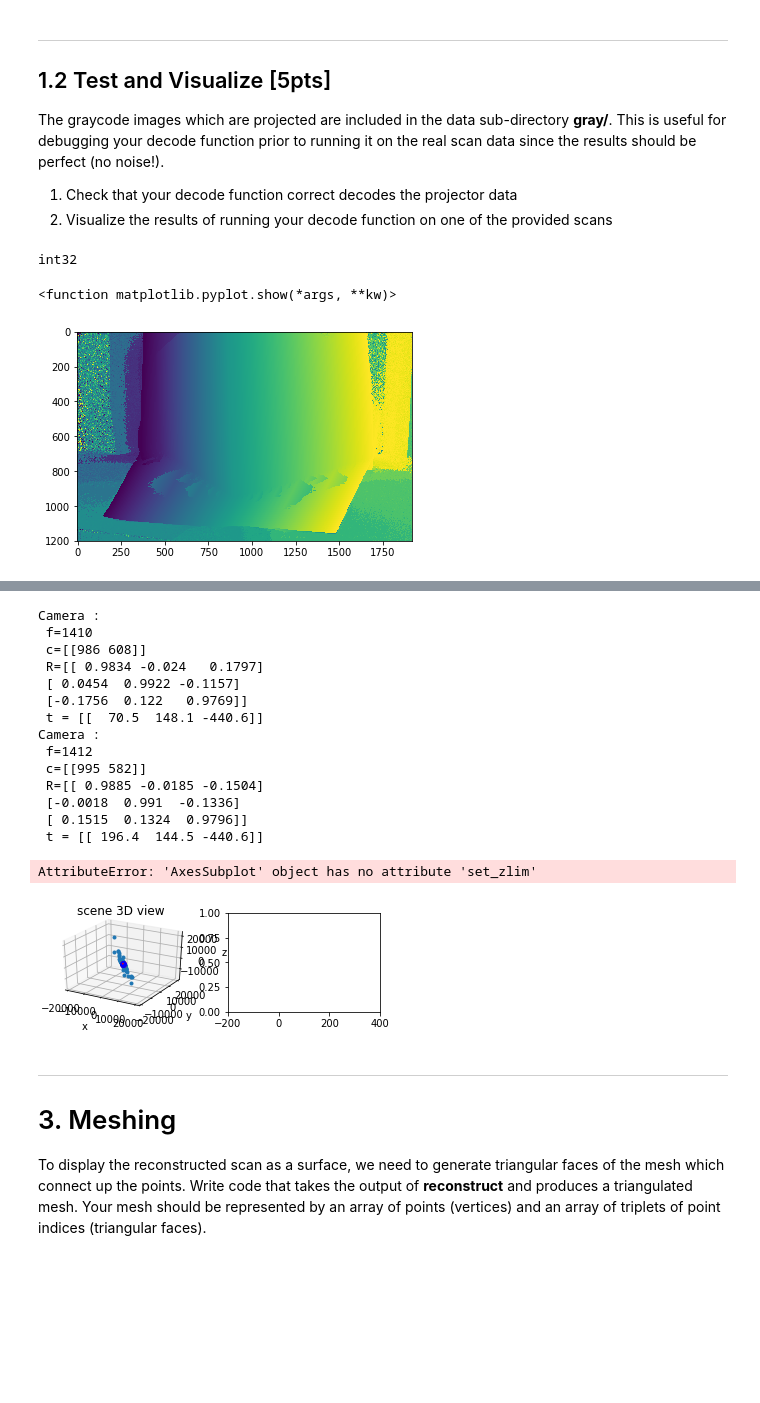
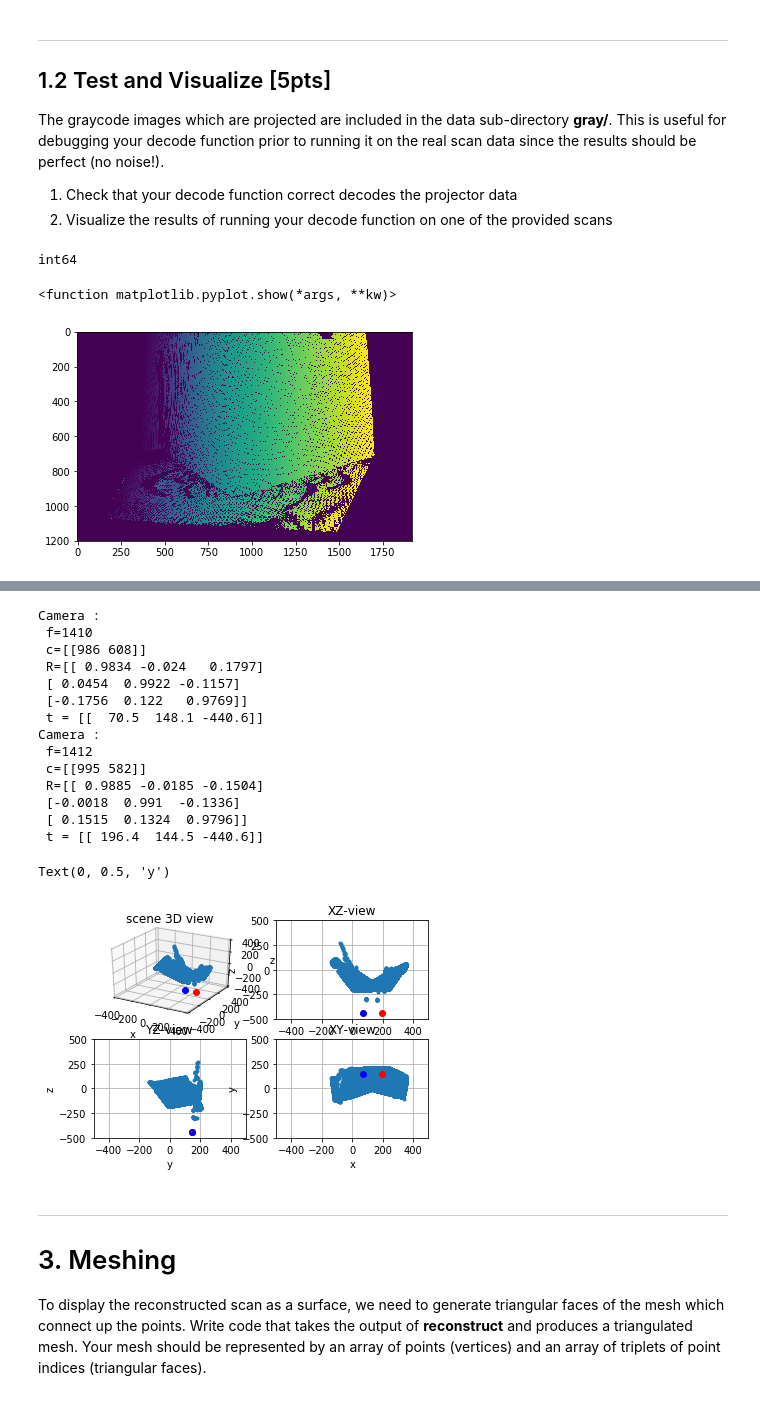
Before and after one commit to malbayati1/3DMeshGenerator, a Jupyter notebook: assignment4.ipynb, the cells around one changed output, grey strips where cells are left out. Drawn from its saved outputs; the diff is of its cells as text; code cells hidden in the pictures; blank space fills up the shorter version.

```diff
--- a/assignment4.ipynb
+++ b/assignment4.ipynb
@@ -171,13 +171,13 @@ assert((Vmask==masktrue).all())
 threshold = 0.02
 code,mask = decode('./scan0/frame_C0_',0,threshold)
 # diusplay view code and mask as images
-print(mask.dtype)
+code = np.multiply(code, mask)
 plt.imshow(code)
 plt.show
 # %% [output]
-int32
+int64
 <function matplotlib.pyplot.show(*args, **kw)>
-[figure, old version]
+[figure, new version]
 # %% [markdown]
 ***
 # 2. Reconstruction
@@ -258,36 +258,35 @@ def reconstruct(imprefixL,imprefixR,threshold,camL,camR):
     """
 
     # Decode the H and V coordinates for the two views
-    lVcode, lVmask = decode(imprefixL, 0, threshold)
-    lHcode, lHmask = decode(imprefixL, 20, threshold)
+    lHcode, lHmask = decode(imprefixL, 0, threshold)
+    lVcode, lVmask = decode(imprefixL, 20, threshold)
     rHcode, rHmask = decode(imprefixR, 0, threshold)
     rVcode, rVmask = decode(imprefixR, 20, threshold)
 
     # Construct the combined 20 bit code C = H + 1024*V and mask for each view
-    CL = np.add(lHcode, 1024*lVcode)
-    CR = np.add(rHcode, 1024*rVcode)
+    CL = np.add(lHcode, np.multiply(1024, lVcode))
+    CR = np.add(rHcode, np.multiply(1024, rVcode))
+
 
     rMask = np.logical_and(rHmask, rVmask)
     lMask = np.logical_and(lHmask, lVmask)
 
-    CL = np.multiply(CL, lMask)
-    CR = np.multiply(CR, rMask)
 
-    w = CL.shape[0]
-    h = CL.shape[1]
+    CL = np.where(lMask == 1, CL, np.nan)
+    CR = np.where(rMask == 1, CR, np.nan)
 
-    validR = np.nonzero(CR)
-    validL = np.nonzero(CL)
+    h = CL.shape[0]
+    w = CL.shape[1]
 
     # Find the indices of pixels in the left and right code image that
     # have matching codes. If there are multiple matches, just
     # choose one arbitrarily.
 
-    values,matchL,matchR = np.intersect1d(validL,validR,return_indices=True)
+    values,matchL,matchR = np.intersect1d(CL,CR,return_indices=True)
 
     CL = CL.flatten()
     CR = CR.flatten()
-
+    assert((CL[matchL] == CR[matchR]).all())
 
     # Let CL and CR be the flattened arrays of codes for the left and right view
     # Suppose you have computed arrays of indices matchL and matchR so that
@@ -328,8 +327,8 @@ fid = open('./scan0/scan0_calibration.pickle','rb')
 (camC0,camC1) = pickle.load(fid)
 fid.close
 
+camR = camC0
 camL = camC1
-camR = camC0
 
 print(camL)
 print(camR)
@@ -340,12 +339,15 @@ pts2L,pts2R,pts3 = reconstruct(imprefixC0,imprefixC1,threshold,camC0,camC1)
 # 2D projections XY, XZ, YZ and well as a 3D version
 
 
-lookL = np.hstack((camL.t,camL.t+camL.R @ np.array([[0,0,2]]).T))
-lookR = np.hstack((camR.t,camR.t+camR.R @ np.array([[0,0,2]]).T))
+lookL = np.hstack((camL.t,camL.t+camL.R @ np.array([[0,0,6]]).T))
+lookR = np.hstack((camR.t,camR.t+camR.R @ np.array([[0,0,6]]).T))
 
 # visualize the left and right image overlaid
 fig = plt.figure()
 ax = fig.add_subplot(2,2,1,projection='3d')
+ax.set_xlim3d(-400, 400)
+ax.set_ylim3d(-400, 400)
+ax.set_zlim3d(-400, 400)
 ax.plot(pts3[0,:],pts3[1,:],pts3[2,:],'.')
 ax.plot(camR.t[0],camR.t[1],camR.t[2],'ro')
 ax.plot(camL.t[0],camL.t[1],camL.t[2],'bo')
@@ -355,9 +357,7 @@ visutils.set_axes_equal_3d(ax)
 visutils.label_axes(ax)
 plt.title('scene 3D view')
 
-ax = fig.add_subplot(2,2,2)
-ax.set_xlim(-200, 400)
-ax.set_zlim(-200, 200)
+ax = fig.add_subplot(2,2,2, xlim = (-500, 500), ylim = (-500, 500))
 ax.plot(pts3[0,:],pts3[2,:],'.')
 ax.plot(camR.t[0],camR.t[2],'ro')
 ax.plot(camL.t[0],camL.t[2],'bo')
@@ -368,7 +368,7 @@ plt.grid()
 plt.xlabel('x')
 plt.ylabel('z')
 
-ax = fig.add_subplot(2,2,3)
+ax = fig.add_subplot(2,2,3, xlim = (-500, 500), ylim = (-500, 500))
 ax.plot(pts3[1,:],pts3[2,:],'.')
 ax.plot(camR.t[1],camR.t[2],'ro')
 ax.plot(camL.t[1],camL.t[2],'bo')
@@ -376,38 +376,36 @@ ax.plot(lookL[1,:],lookL[2,:],'b')
 ax.plot(lookR[1,:],lookR[2,:],'r')
 plt.title('YZ-view')
 plt.grid()
 plt.xlabel('y')
 plt.ylabel('z')
 
-ax = fig.add_subplot(2,2,4)
+ax = fig.add_subplot(2,2,4, xlim = (-500, 500), ylim = (-500, 500))
 ax.plot(pts3[0,:],pts3[1,:],'.')
 ax.plot(camR.t[0],camR.t[1],'ro')
 ax.plot(camL.t[0],camL.t[1],'bo')
 ax.plot(lookL[0,:],lookL[1,:],'b')
 ax.plot(lookR[0,:],lookR[1,:],'r')
 plt.title('XY-view')
 plt.grid()
-plt.ylim(-1000, 1000)
-plt.xlim(-1000, 1000)
 plt.xlabel('x')
 plt.ylabel('y')
 # %% [output]
 Camera :
  f=1410
  c=[[986 608]]
  R=[[ 0.9834 -0.024   0.1797]
  [ 0.0454  0.9922 -0.1157]
  [-0.1756  0.122   0.9769]]
  t = [[  70.5  148.1 -440.6]]
 Camera :
  f=1412
  c=[[995 582]]
  R=[[ 0.9885 -0.0185 -0.1504]
  [-0.0018  0.991  -0.1336]
  [ 0.1515  0.1324  0.9796]]
  t = [[ 196.4  144.5 -440.6]]
-AttributeError: 'AxesSubplot' object has no attribute 'set_zlim'
+Text(0, 0.5, 'y')
-[figure, old version]
+[figure, new version]
 # %% [markdown]
 ***
 
```
Also changed, not shown: parts of 1 cell of this notebook, 1 other file.
